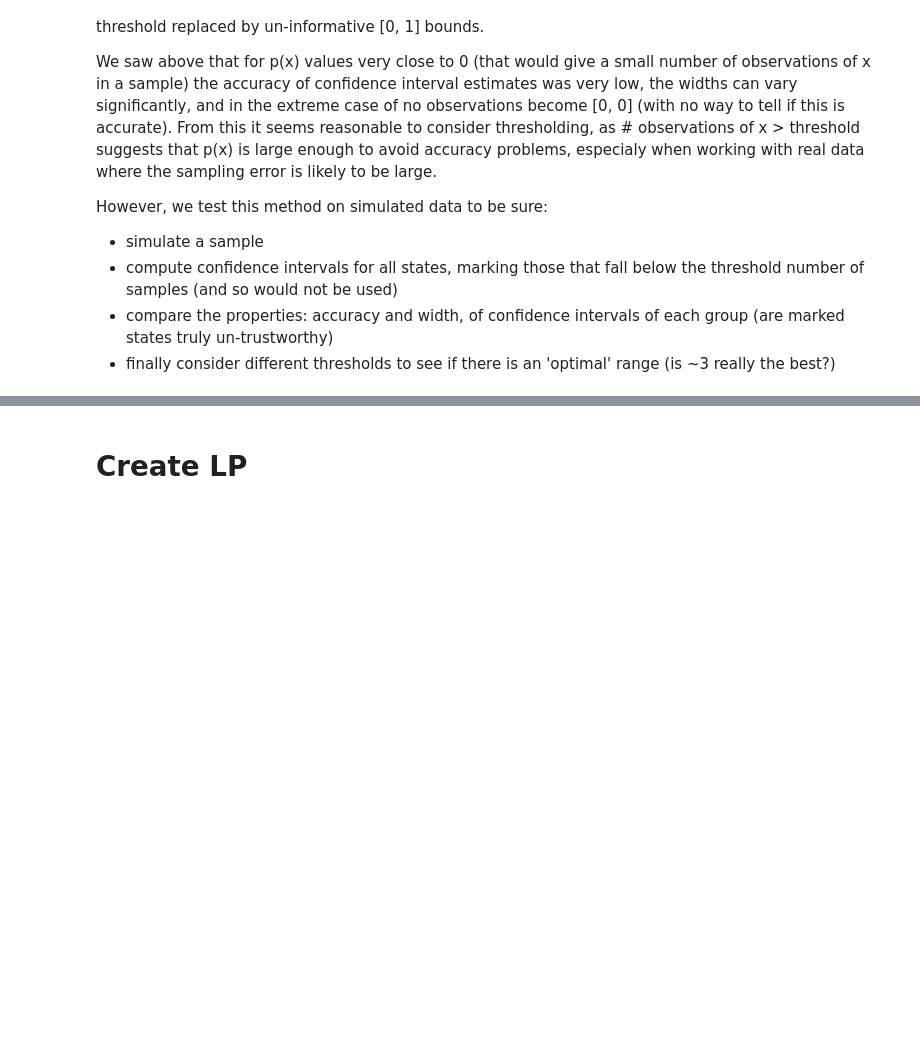
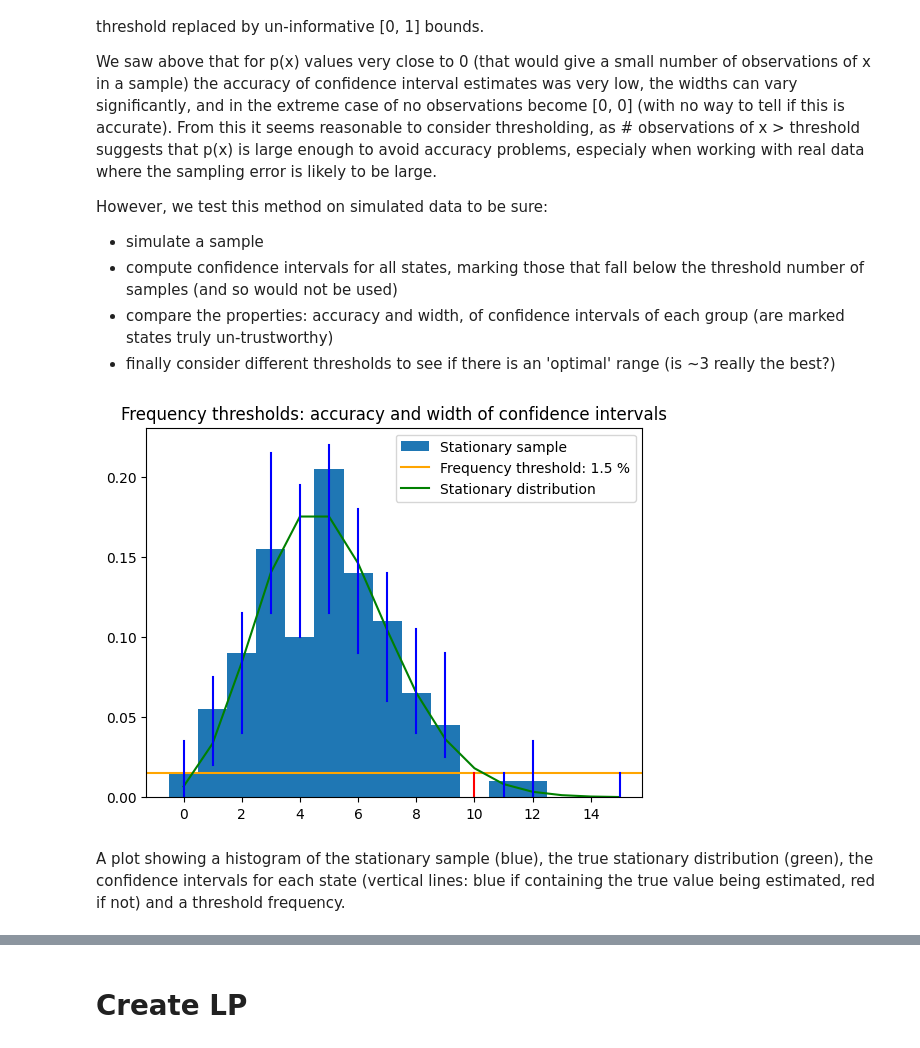
Before and after one commit to willjgh/M4R, a Jupyter notebook: birth_death_reaction.ipynb, the cells around one changed output, grey strips where cells are left out. Drawn from its saved outputs; the diff is of its cells as text; code cells hidden in the pictures; blank space fills up the shorter version.

Commit message:
Finished bootstrap confidence interval analysis

```diff
--- a/birth_death_reaction.ipynb
+++ b/birth_death_reaction.ipynb
@@ -327,0 +381,6 @@ However, we test this method on simulated data to be sure:
+# %%
+CI_analysis_4(1, [5, 1], 100, 200, 1000, 3)
+# %% [output]
+[figure, added]
+# %% [markdown]
+A plot showing a histogram of the stationary sample (blue), the true stationary distribution (green), the confidence intervals for each state (vertical lines: blue if containing the true value being estimated, red if not) and a threshold frequency.
```
Also changed, not shown: parts of 6 cells of this notebook.
